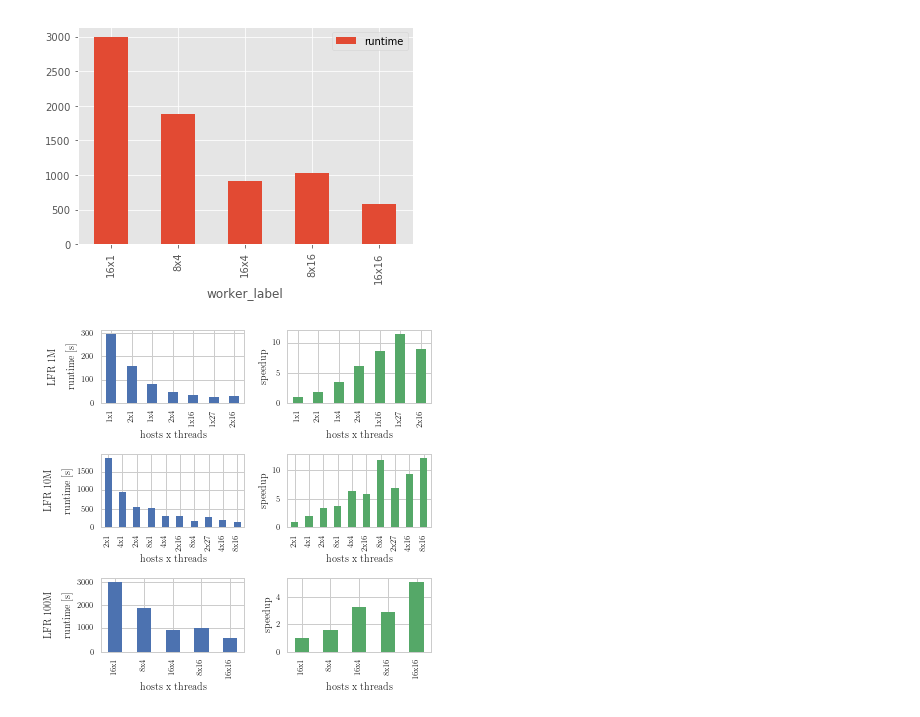
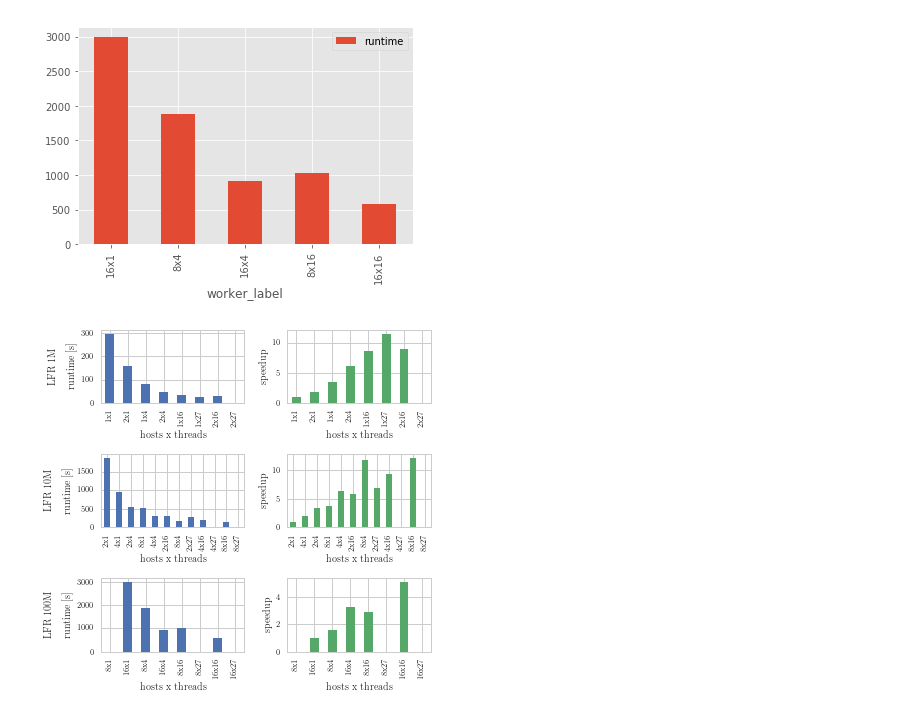
Before and after one commit to kit-algo/distributed_clustering_thrill, a Jupyter notebook: analysis/DLM Scaling.ipynb, the cells around one changed output. Cells and saved outputs as stored; diff of their text form; code cells hidden in the pictures.

Commit message:
improvements to dlm scaling

```diff
--- a/analysis/DLM Scaling.ipynb
+++ b/analysis/DLM Scaling.ipynb
@@ -104,31 +104,31 @@ frames['algorithm_run'] \
 # %%
 fig, axes = plt.subplots(3, 2, figsize=(textwidth_to_inch(1), textwidth_to_inch(1)));
 plt.subplots_adjust(wspace=0.3, hspace=0.7);
 
 pad = 5
 
 for i, node_count in [(0, 1000000), (1, 10000000), (2, 100000000)]:
     label = "LFR {}M".format(int(node_count / 1000000))
 
     plot_data = frames['algorithm_run'] \
-        .merge(frames['program_run'], left_on='program_run_id', right_index=True) \
+        .merge(frames['program_run'], left_on='program_run_id', right_index=True, how='right') \
         .loc[lambda x: x.node_count == node_count] \
         .groupby('worker_label')[['runtime', 'total_workers']].mean() \
         .sort_values(by='total_workers')
-    plot_data['speedup'] = plot_data['runtime'].iloc[0] / plot_data['runtime']
+    plot_data['speedup'] = plot_data['runtime'].dropna().iloc[0] / plot_data['runtime']
 
     plot_data.plot.bar(y='runtime', legend=False, ax=axes[i][0])
     axes[i][0].set_ylabel("runtime [s]")
     axes[i][0].set_xlabel("hosts x threads")
 
     plot_data.plot.bar(y='speedup', legend=False, ax=axes[i][1], color='C1')
     axes[i][1].set_ylabel("speedup")
     axes[i][1].set_xlabel("hosts x threads")
 
     axes[i][0].annotate(label, xy=(0, 0.5), xytext=(-axes[i][0].yaxis.labelpad - pad, 0),
                 xycoords=axes[i][0].yaxis.label, textcoords='offset points',
                 ha='right', va='center', rotation=90)
 
-savefig("plm_scaling")
+savefig("dlm_scaling")
 # %% [output]
-[figure, old version]
+[figure, new version]
```
